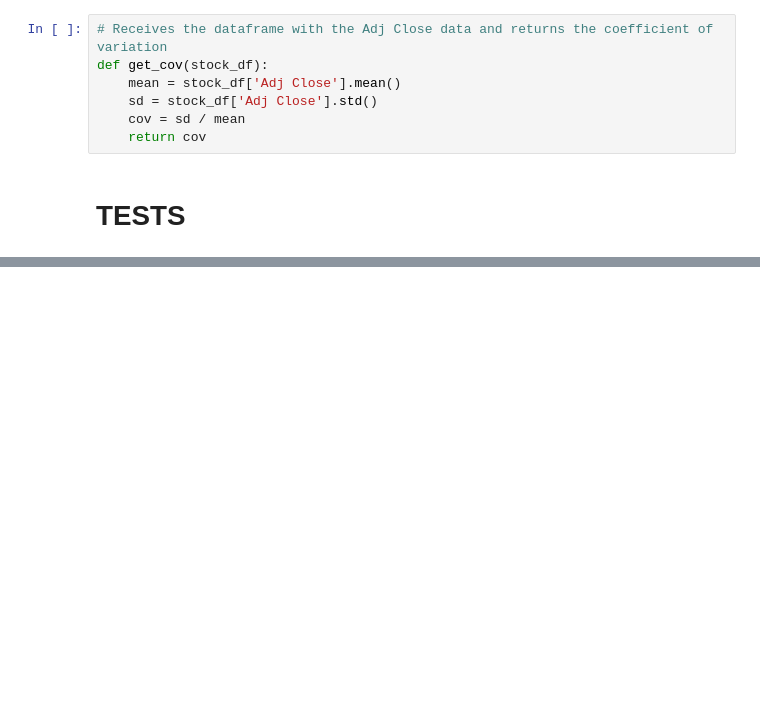
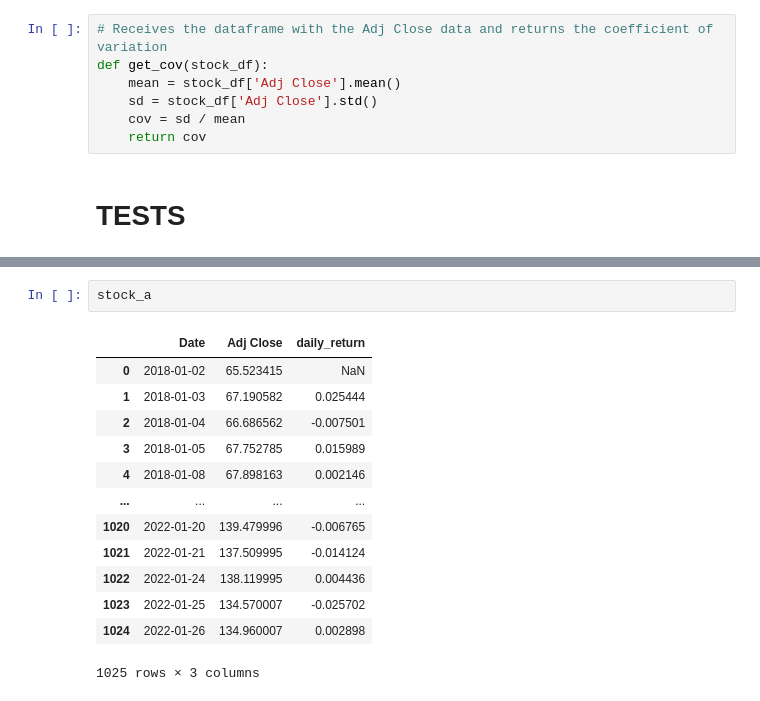
Before and after one commit to Joseemm96/Py-Stock-Market, a Jupyter notebook: pyfinance2.ipynb, the cells around one changed output, grey strips where cells are left out. Saved outputs shown, nothing was run; the diff lists cells and outputs as text; blank space fills up the shorter version.

```diff
--- a/pyfinance2.ipynb
+++ b/pyfinance2.ipynb
@@ -145,0 +140,16 @@ NameError: name 'path' is not defined
+# %%
+stock_a
+# %% [output]
+|  | Date | Adj Close | daily_return |
+| 0 | 2018-01-02 | 65.523415 | NaN |
+| 1 | 2018-01-03 | 67.190582 | 0.025444 |
+| 2 | 2018-01-04 | 66.686562 | -0.007501 |
+| 3 | 2018-01-05 | 67.752785 | 0.015989 |
+| 4 | 2018-01-08 | 67.898163 | 0.002146 |
+| ... | ... | ... | ... |
+| 1020 | 2022-01-20 | 139.479996 | -0.006765 |
+| 1021 | 2022-01-21 | 137.509995 | -0.014124 |
+| 1022 | 2022-01-24 | 138.119995 | 0.004436 |
+| 1023 | 2022-01-25 | 134.570007 | -0.025702 |
+| 1024 | 2022-01-26 | 134.960007 | 0.002898 |
+1025 rows × 3 columns
```
Also changed, not shown: parts of 4 cells of this notebook, 1 other file.
